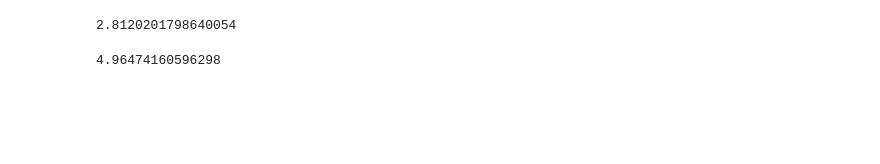
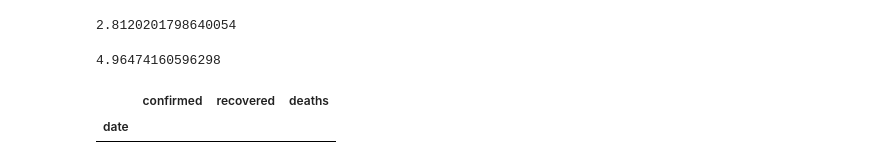
Before and after one commit to garaged/covid19-dataview, a Jupyter notebook: get-csse-jhu-data.ipynb, the cells around one changed output. Cells and saved outputs as stored; diff of their text form; code cells hidden in the pictures; blank space fills up the shorter version.

```diff
--- a/get-csse-jhu-data.ipynb
+++ b/get-csse-jhu-data.ipynb
@@ -343,3 +345,21 @@ mx["deaths"].diff().plot(figsize=(10,5), title='New York: Deaths')
 9385/189033*100
 # %% [output]
 4.96474160596298
+# %%
+from sqlalchemy import func
+session = Session()
+
+city = "San Antonio"
+state = "Texas"
+q = session.query(DailyData.date,
+    func.sum(DailyData.confirmed).label('confirmed'),
+    func.sum(DailyData.recovered).label('recovered'),
+    func.sum(DailyData.deaths).label('deaths')).join(City).\
+    filter(City.name== city).\
+    group_by(DailyData.date)
+mx = pd.read_sql(q.statement, q.session.bind, index_col='date', parse_dates="date")
+mx = mx.sort_index()
+mx.tail()
+# %% [output]
+|  | confirmed | recovered | deaths |
+| date |  |  |  |
```
Also changed, not shown: parts of 3 cells of this notebook, 2 other files.
